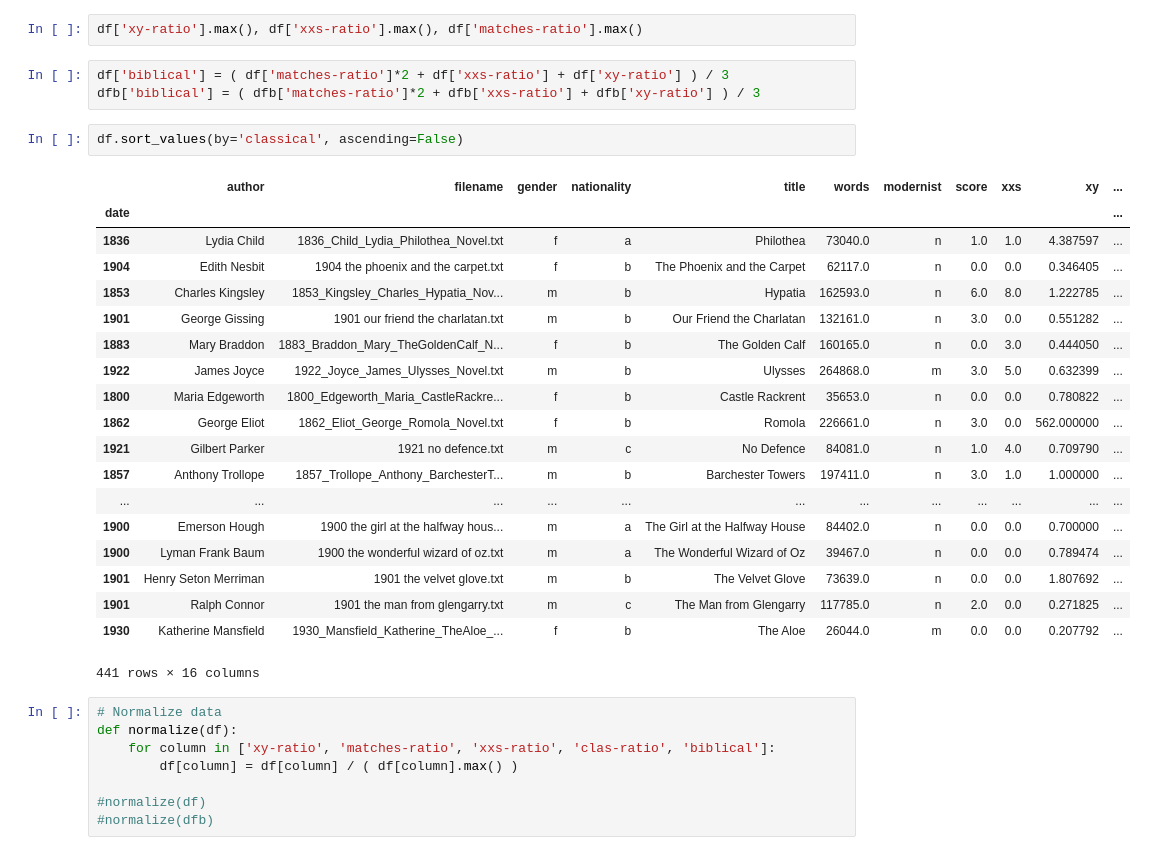
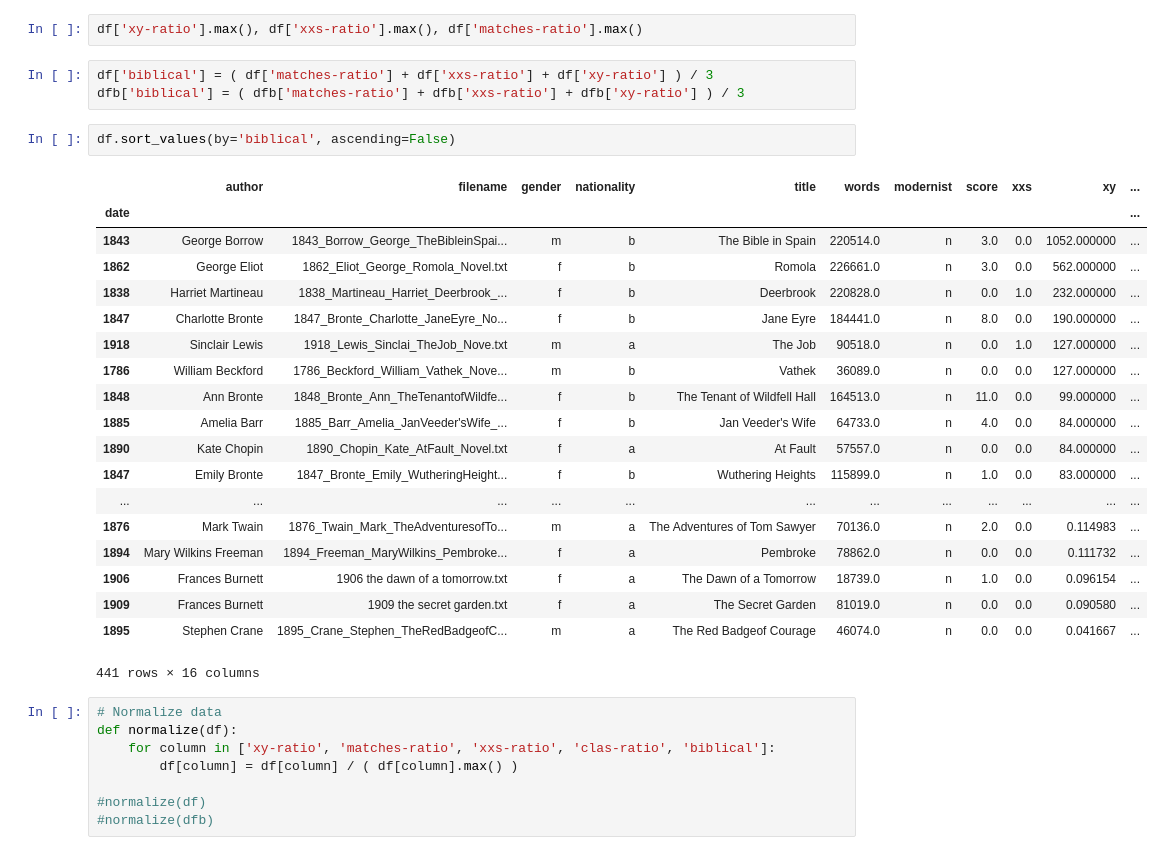
Before and after one commit to JonathanReeve/allusion-detection, a Jupyter notebook: results/analyze-all-results.ipynb, the cells around one changed output. Drawn from its saved outputs; the diff is of its cells as text.

```diff
--- a/results/analyze-all-results.ipynb
+++ b/results/analyze-all-results.ipynb
@@ -61,29 +67,29 @@ clasOutliers
 # %%
 df['xy-ratio'].max(), df['xxs-ratio'].max(), df['matches-ratio'].max()
 # %%
-df['biblical'] = ( df['matches-ratio']*2 + df['xxs-ratio'] + df['xy-ratio'] ) / 3
-dfb['biblical'] = ( dfb['matches-ratio']*2 + dfb['xxs-ratio'] + dfb['xy-ratio'] ) / 3
+df['biblical'] = ( df['matches-ratio'] + df['xxs-ratio'] + df['xy-ratio'] ) / 3
+dfb['biblical'] = ( dfb['matches-ratio'] + dfb['xxs-ratio'] + dfb['xy-ratio'] ) / 3
 # %%
-df.sort_values(by='classical', ascending=False)
+df.sort_values(by='biblical', ascending=False)
 # %% [output]
 |  | author | filename | gender | nationality | title | words | modernist | score | xxs | xy | ... |
 | date |  |  |  |  |  |  |  |  |  |  | ... |
-| 1836 | Lydia Child | 1836_Child_Lydia_Philothea_Novel.txt | f | a | Philothea | 73040.0 | n | 1.0 | 1.0 | 4.387597 | ... |
-| 1904 | Edith Nesbit | 1904 the phoenix and the carpet.txt | f | b | The Phoenix and the Carpet | 62117.0 | n | 0.0 | 0.0 | 0.346405 | ... |
-| 1853 | Charles Kingsley | 1853_Kingsley_Charles_Hypatia_Nov... | m | b | Hypatia | 162593.0 | n | 6.0 | 8.0 | 1.222785 | ... |
-| 1901 | George Gissing | 1901 our friend the charlatan.txt | m | b | Our Friend the Charlatan | 132161.0 | n | 3.0 | 0.0 | 0.551282 | ... |
-| 1883 | Mary Braddon | 1883_Braddon_Mary_TheGoldenCalf_N... | f | b | The Golden Calf | 160165.0 | n | 0.0 | 3.0 | 0.444050 | ... |
-| 1922 | James Joyce | 1922_Joyce_James_Ulysses_Novel.txt | m | b | Ulysses | 264868.0 | m | 3.0 | 5.0 | 0.632399 | ... |
-| 1800 | Maria Edgeworth | 1800_Edgeworth_Maria_CastleRackre... | f | b | Castle Rackrent | 35653.0 | n | 0.0 | 0.0 | 0.780822 | ... |
+| 1843 | George Borrow | 1843_Borrow_George_TheBibleinSpai... | m | b | The Bible in Spain | 220514.0 | n | 3.0 | 0.0 | 1052.000000 | ... |
 | 1862 | George Eliot | 1862_Eliot_George_Romola_Novel.txt | f | b | Romola | 226661.0 | n | 3.0 | 0.0 | 562.000000 | ... |
-| 1921 | Gilbert Parker | 1921 no defence.txt | m | c | No Defence | 84081.0 | n | 1.0 | 4.0 | 0.709790 | ... |
-| 1857 | Anthony Trollope | 1857_Trollope_Anthony_BarchesterT... | m | b | Barchester Towers | 197411.0 | n | 3.0 | 1.0 | 1.000000 | ... |
+| 1838 | Harriet Martineau | 1838_Martineau_Harriet_Deerbrook_... | f | b | Deerbrook | 220828.0 | n | 0.0 | 1.0 | 232.000000 | ... |
+| 1847 | Charlotte Bronte | 1847_Bronte_Charlotte_JaneEyre_No... | f | b | Jane Eyre | 184441.0 | n | 8.0 | 0.0 | 190.000000 | ... |
+| 1918 | Sinclair Lewis | 1918_Lewis_Sinclai_TheJob_Nove.txt | m | a | The Job | 90518.0 | n | 0.0 | 1.0 | 127.000000 | ... |
+| 1786 | William Beckford | 1786_Beckford_William_Vathek_Nove... | m | b | Vathek | 36089.0 | n | 0.0 | 0.0 | 127.000000 | ... |
+| 1848 | Ann Bronte | 1848_Bronte_Ann_TheTenantofWildfe... | f | b | The Tenant of Wildfell Hall | 164513.0 | n | 11.0 | 0.0 | 99.000000 | ... |
+| 1885 | Amelia Barr | 1885_Barr_Amelia_JanVeeder'sWife_... | f | b | Jan Veeder's Wife | 64733.0 | n | 4.0 | 0.0 | 84.000000 | ... |
+| 1890 | Kate Chopin | 1890_Chopin_Kate_AtFault_Novel.txt | f | a | At Fault | 57557.0 | n | 0.0 | 0.0 | 84.000000 | ... |
+| 1847 | Emily Bronte | 1847_Bronte_Emily_WutheringHeight... | f | b | Wuthering Heights | 115899.0 | n | 1.0 | 0.0 | 83.000000 | ... |
 | ... | ... | ... | ... | ... | ... | ... | ... | ... | ... | ... | ... |
-| 1900 | Emerson Hough | 1900 the girl at the halfway hous... | m | a | The Girl at the Halfway House | 84402.0 | n | 0.0 | 0.0 | 0.700000 | ... |
-| 1900 | Lyman Frank Baum | 1900 the wonderful wizard of oz.txt | m | a | The Wonderful Wizard of Oz | 39467.0 | n | 0.0 | 0.0 | 0.789474 | ... |
-| 1901 | Henry Seton Merriman | 1901 the velvet glove.txt | m | b | The Velvet Glove | 73639.0 | n | 0.0 | 0.0 | 1.807692 | ... |
-| 1901 | Ralph Connor | 1901 the man from glengarry.txt | m | c | The Man from Glengarry | 117785.0 | n | 2.0 | 0.0 | 0.271825 | ... |
-| 1930 | Katherine Mansfield | 1930_Mansfield_Katherine_TheAloe_... | f | b | The Aloe | 26044.0 | m | 0.0 | 0.0 | 0.207792 | ... |
+| 1876 | Mark Twain | 1876_Twain_Mark_TheAdventuresofTo... | m | a | The Adventures of Tom Sawyer | 70136.0 | n | 2.0 | 0.0 | 0.114983 | ... |
+| 1894 | Mary Wilkins Freeman | 1894_Freeman_MaryWilkins_Pembroke... | f | a | Pembroke | 78862.0 | n | 0.0 | 0.0 | 0.111732 | ... |
+| 1906 | Frances Burnett | 1906 the dawn of a tomorrow.txt | f | a | The Dawn of a Tomorrow | 18739.0 | n | 1.0 | 0.0 | 0.096154 | ... |
+| 1909 | Frances Burnett | 1909 the secret garden.txt | f | a | The Secret Garden | 81019.0 | n | 0.0 | 0.0 | 0.090580 | ... |
+| 1895 | Stephen Crane | 1895_Crane_Stephen_TheRedBadgeofC... | m | a | The Red Badgeof Courage | 46074.0 | n | 0.0 | 0.0 | 0.041667 | ... |
 441 rows × 16 columns
 # %%
 # Normalize data
```
Also changed, not shown: parts of 10 cells of this notebook.
